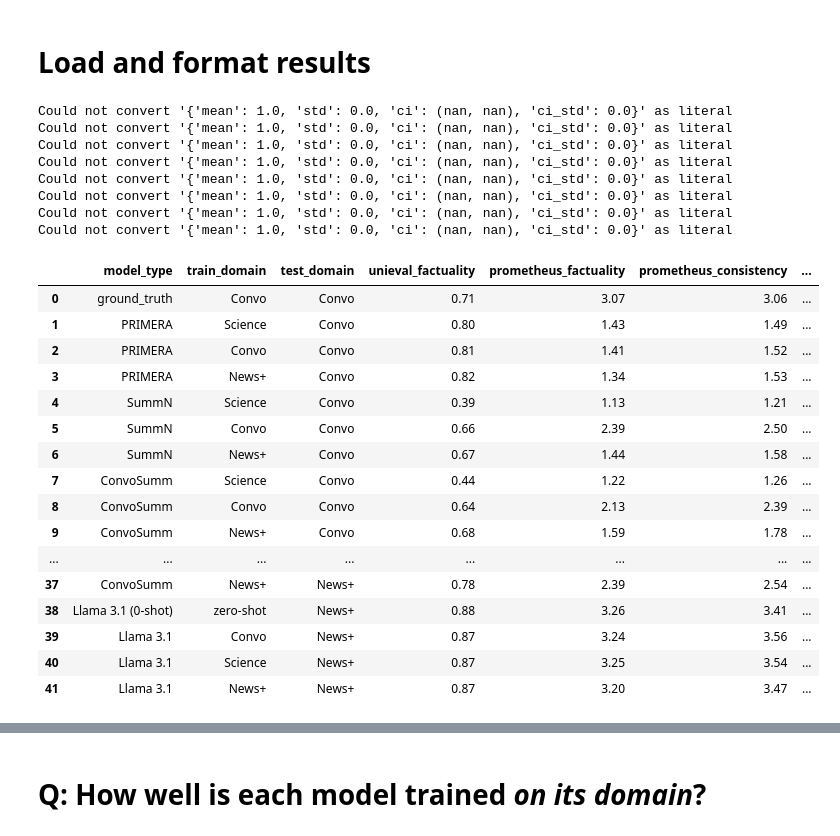
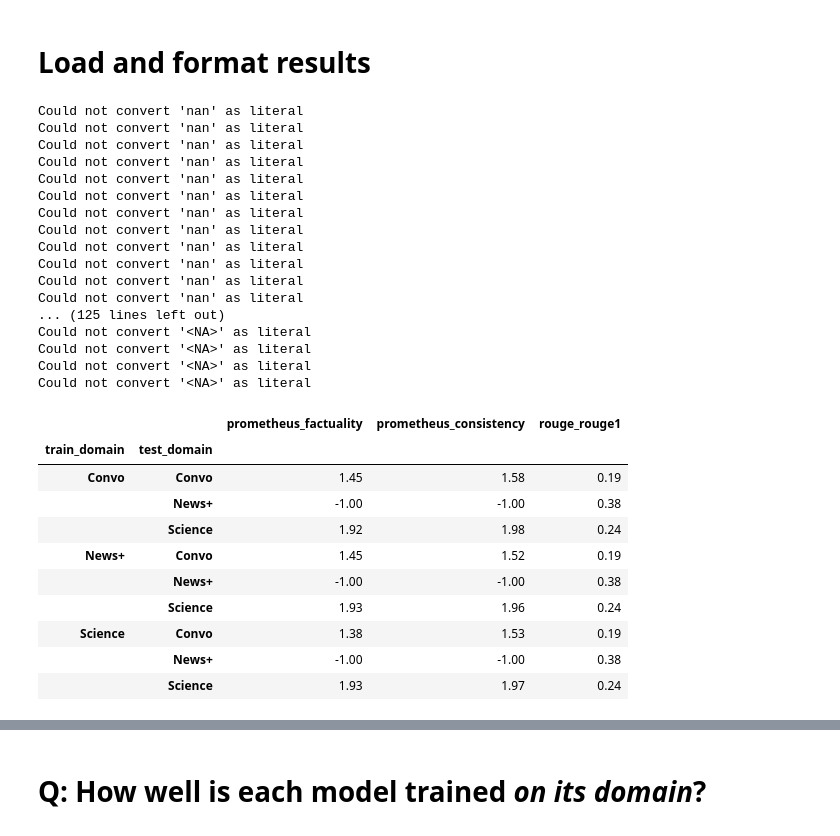
Before and after one commit to AADeLucia/Multi-Document-Summarization-Analysis, a Jupyter notebook: notebooks/plots.ipynb, the cells around one changed output, grey strips where cells are left out. Saved outputs shown, nothing was run; the diff lists cells and outputs as text; code cells hidden in the pictures.

```diff
--- a/notebooks/plots.ipynb
+++ b/notebooks/plots.ipynb
@@ -20,9 +20,11 @@ PROJECT_DIR = os.environ["MDS"]
 # Load and format results
 # %%
 results_df = pd.read_csv(
-    f"{PROJECT_DIR}/results_mayarr_sample/experiments_mayarr/aggregated_results.csv",
+    #f"{PROJECT_DIR}/results_mayarr_sample/experiments_mayarr/aggregated_results.csv",
+    f"{PROJECT_DIR}/results_mayarr/experiments_mayarr/aggregated_results.csv",
     header=[0,1]
 )
+
 results_df.columns = pd.Index([
   f"{c[0]}_{c[1]}" if c[1]!="nan" else c[0] for c in results_df.columns
 ])
@@ -68,31 +70,35 @@ for m in ["compression_sentence", "compression_token"]:
 # Hack
 results_df = results_df.fillna(-1)
 # %% [output]
-Could not convert '{'mean': 1.0, 'std': 0.0, 'ci': (nan, nan), 'ci_std': 0.0}' as literal
-Could not convert '{'mean': 1.0, 'std': 0.0, 'ci': (nan, nan), 'ci_std': 0.0}' as literal
-Could not convert '{'mean': 1.0, 'std': 0.0, 'ci': (nan, nan), 'ci_std': 0.0}' as literal
-Could not convert '{'mean': 1.0, 'std': 0.0, 'ci': (nan, nan), 'ci_std': 0.0}' as literal
-Could not convert '{'mean': 1.0, 'std': 0.0, 'ci': (nan, nan), 'ci_std': 0.0}' as literal
-Could not convert '{'mean': 1.0, 'std': 0.0, 'ci': (nan, nan), 'ci_std': 0.0}' as literal
-Could not convert '{'mean': 1.0, 'std': 0.0, 'ci': (nan, nan), 'ci_std': 0.0}' as literal
-Could not convert '{'mean': 1.0, 'std': 0.0, 'ci': (nan, nan), 'ci_std': 0.0}' as literal
+Could not convert 'nan' as literal
+Could not convert 'nan' as literal
+Could not convert 'nan' as literal
+Could not convert 'nan' as literal
+Could not convert 'nan' as literal
+Could not convert 'nan' as literal
+Could not convert 'nan' as literal
+Could not convert 'nan' as literal
+Could not convert 'nan' as literal
+Could not convert 'nan' as literal
+Could not convert 'nan' as literal
+Could not convert 'nan' as literal
+... (125 lines left out)
+Could not convert '<NA>' as literal
+Could not convert '<NA>' as literal
+Could not convert '<NA>' as literal
+Could not convert '<NA>' as literal
 # %%
-results_df
+a = results_df.set_index("model_type").loc["PRIMERA"].set_index(["train_domain", "test_domain"]).sort_index()
+a[["prometheus_factuality", "prometheus_consistency", "rouge_rouge1"]]
 # %% [output]
-|  | model_type | train_domain | test_domain | unieval_factuality | prometheus_factuality | prometheus_consistency | ... |
-| 0 | ground_truth | Convo | Convo | 0.71 | 3.07 | 3.06 | ... |
-| 1 | PRIMERA | Science | Convo | 0.80 | 1.43 | 1.49 | ... |
-| 2 | PRIMERA | Convo | Convo | 0.81 | 1.41 | 1.52 | ... |
-| 3 | PRIMERA | News+ | Convo | 0.82 | 1.34 | 1.53 | ... |
-| 4 | SummN | Science | Convo | 0.39 | 1.13 | 1.21 | ... |
-| 5 | SummN | Convo | Convo | 0.66 | 2.39 | 2.50 | ... |
-| 6 | SummN | News+ | Convo | 0.67 | 1.44 | 1.58 | ... |
-| 7 | ConvoSumm | Science | Convo | 0.44 | 1.22 | 1.26 | ... |
-| 8 | ConvoSumm | Convo | Convo | 0.64 | 2.13 | 2.39 | ... |
-| 9 | ConvoSumm | News+ | Convo | 0.68 | 1.59 | 1.78 | ... |
-| ... | ... | ... | ... | ... | ... | ... | ... |
-| 37 | ConvoSumm | News+ | News+ | 0.78 | 2.39 | 2.54 | ... |
-| 38 | Llama 3.1 (0-shot) | zero-shot | News+ | 0.88 | 3.26 | 3.41 | ... |
-| 39 | Llama 3.1 | Convo | News+ | 0.87 | 3.24 | 3.56 | ... |
-| 40 | Llama 3.1 | Science | News+ | 0.87 | 3.25 | 3.54 | ... |
-| 41 | Llama 3.1 | News+ | News+ | 0.87 | 3.20 | 3.47 | ... |
+|  |  | prometheus_factuality | prometheus_consistency | rouge_rouge1 |
+| train_domain | test_domain |  |  |  |
+| Convo | Convo | 1.45 | 1.58 | 0.19 |
+|  | News+ | -1.00 | -1.00 | 0.38 |
+|  | Science | 1.92 | 1.98 | 0.24 |
+| News+ | Convo | 1.45 | 1.52 | 0.19 |
+|  | News+ | -1.00 | -1.00 | 0.38 |
+|  | Science | 1.93 | 1.96 | 0.24 |
+| Science | Convo | 1.38 | 1.53 | 0.19 |
+|  | News+ | -1.00 | -1.00 | 0.38 |
+|  | Science | 1.93 | 1.97 | 0.24 |
```
Also changed, not shown: parts of 23 cells of this notebook, 4 other files.
